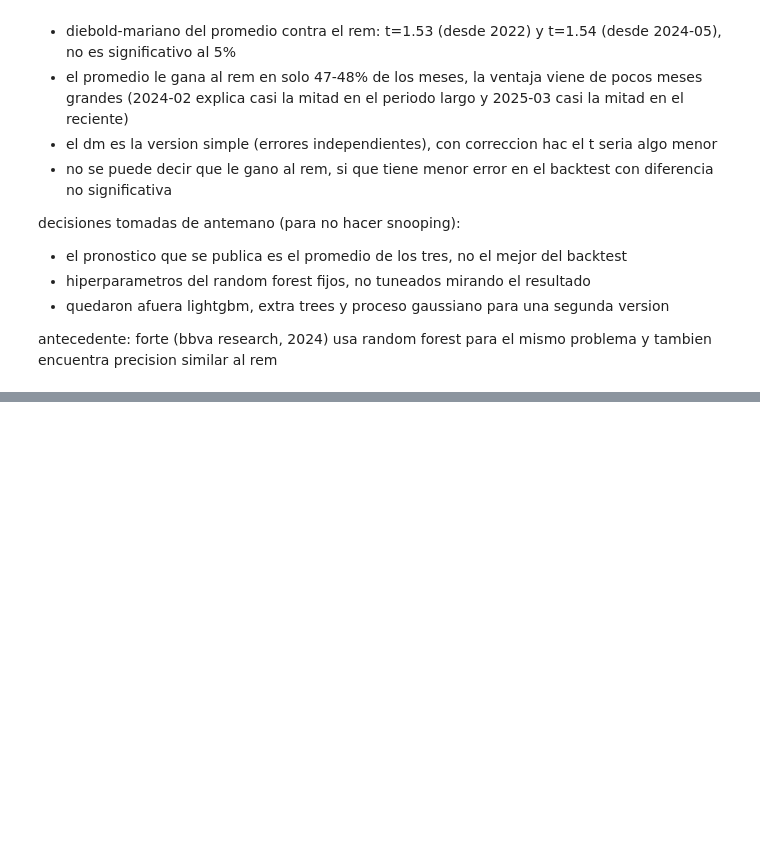
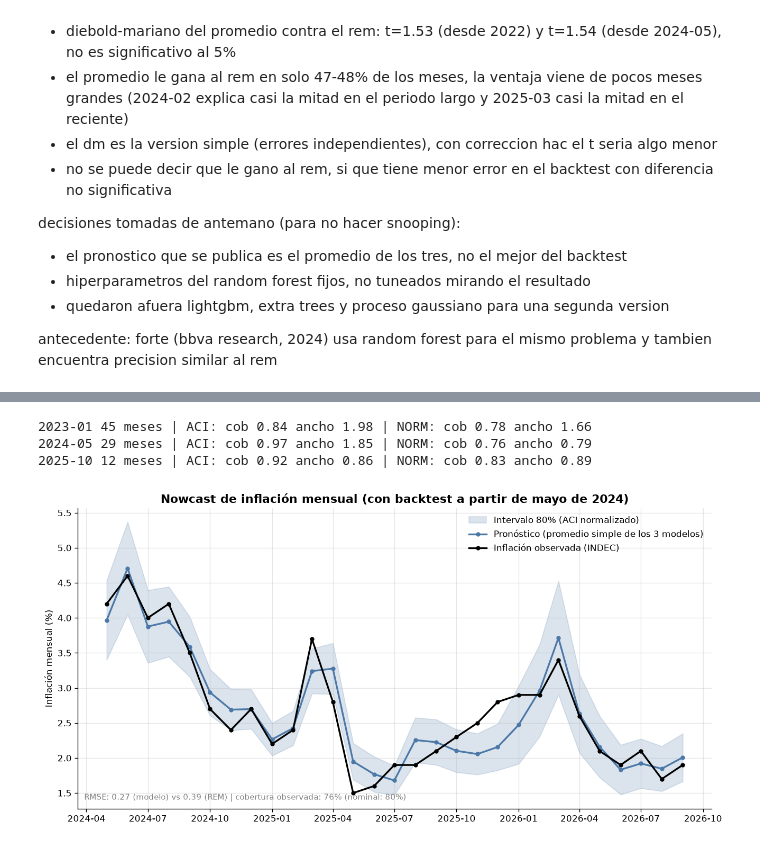
Before and after one commit to maximoquintia/inflacion-ar, a Jupyter notebook: notebooks/01_bcra_inflacion.ipynb, the cells around one changed output, grey strips where cells are left out. Cells and saved outputs as stored; diff of their text form; code cells hidden in the pictures; blank space fills up the shorter version.

```diff
--- a/notebooks/01_bcra_inflacion.ipynb
+++ b/notebooks/01_bcra_inflacion.ipynb
@@ -753,3 +753,7 @@ decisiones tomadas de antemano (para no hacer snooping):
 - quedaron afuera lightgbm, extra trees y proceso gaussiano para una segunda version
 
 antecedente: forte (bbva research, 2024) usa random forest para el mismo problema y tambien encuentra precision similar al rem
+# %%
+e_abs=(resultados["inflacion"]-resultados["prom"]).abs()   # error absoluto de cada mes: tamaño del error sin importar el signo
+print(e_abs.describe())   # resumen: promedio, desvio, minimo, cuartiles y maximo
+print(e_abs.quantile(0.8))   # el percentil 80: el error que el 80% de los meses no supero
@@ -755,0 +906,5 @@ antecedente: forte (bbva research, 2024) usa random forest para el mismo problem
+# %%
+e_rel=e_abs/resultados["prom"]   # error relativo: el error absoluto dividido el pronostico de ese mes
+print(e_abs.groupby(e_abs.index.year).mean().round(2))   # error absoluto medio por año
+print(e_rel.groupby(e_rel.index.year).mean().round(2))   # error relativo medio por año
+print(resultados["prom"].groupby(resultados.index.year).mean().round(2))   # nivel de inflacion pronosticada por año, para comparar
@@ -755,0 +929,55 @@ antecedente: forte (bbva research, 2024) usa random forest para el mismo problem
+# %%
+alpha_t=alpha   # reinicio alpha_t en el valor objetivo (alpha=0.2 y gamma=0.05 siguen definidos)
+q_n=[]   # lista donde guardo el ancho normalizado de cada mes
+
+for i, mes in enumerate(meses_test):   # recorro los meses con su posicion i
+    pasados=e_rel.iloc[max(0,i-24):i]   # errores RELATIVOS de los (hasta) 24 meses anteriores
+    if len(pasados)<12:   # si hay menos de 12, todavia no calibro
+        q_n.append(np.nan)   # lo dejo vacio
+    else:
+        nivel=np.clip(1-alpha_t, 0, 1)   # percentil a usar segun alpha_t
+        rel=pasados.quantile(nivel)   # error relativo tipico: el percentil de los errores relativos pasados
+        ancho=rel*resultados.loc[mes,"prom"]   # lo convierto a puntos de inflacion multiplicando por el pronostico de ESTE mes
+        q_n.append(ancho)   # guardo el ancho
+        fuera=e_abs.loc[mes]>ancho   # True si el error absoluto de este mes supero el ancho (real afuera)
+        alpha_t=alpha_t+gamma*(alpha-int(fuera))   # actualizo alpha_t igual que en el ACI
+
+resultados["q_n"]=pd.Series(q_n, index=meses_test)   # ancho normalizado como columna
+resultados["inf_n"]=resultados["prom"]-resultados["q_n"]   # limite inferior
+resultados["sup_n"]=resultados["prom"]+resultados["q_n"]   # limite superior
+
+for desde in ["2023-01","2024-05","2025-10"]:   # tres tramos: todo, reciente y ultimo año
+    a=resultados.dropna(subset=["q_n"]).loc[desde:]   # meses con intervalo desde esa fecha (los mismos para los dos metodos)
+    cob_a=((a["inflacion"]>=a["inf_aci"])&(a["inflacion"]<=a["sup_aci"])).mean()   # cobertura del aci original
+    cob_n=((a["inflacion"]>=a["inf_n"])&(a["inflacion"]<=a["sup_n"])).mean()   # cobertura del normalizado
+    print(desde, len(a), "meses | ACI: cob", round(cob_a,2), "ancho", round(2*a["q_aci"].mean(),2),   # cobertura y ancho del original
+          "| NORM: cob", round(cob_n,2), "ancho", round(2*a["q_n"].mean(),2))   # cobertura y ancho del normalizado
+# %% [output]
+2023-01 45 meses | ACI: cob 0.84 ancho 1.98 | NORM: cob 0.78 ancho 1.66
+2024-05 29 meses | ACI: cob 0.97 ancho 1.85 | NORM: cob 0.76 ancho 0.79
+2025-10 12 meses | ACI: cob 0.92 ancho 0.86 | NORM: cob 0.83 ancho 0.89
+# %%
+w=resultados.dropna(subset=["q_n"]).loc["2024-05":]   # meses con intervalo normalizado, desde mayo 2024
+x=w.index.to_timestamp()   # meses a fechas normales
+cob=((w["inflacion"]>=w["inf_n"])&(w["inflacion"]<=w["sup_n"])).mean()   # cobertura con los limites normalizados
+err=rmse(w["inflacion"]-w["prom"])   # rmse del promedio
+err_rem=rmse(w["inflacion"]-w["rem"])   # rmse del rem
+
+fig, ax=plt.subplots(figsize=(11,5.5), dpi=120)
+
+ax.fill_between(x, w["inf_n"], w["sup_n"], color="#4C78A8", alpha=0.2, label="Intervalo 80% (ACI normalizado)")   # banda con limites normalizados
+ax.plot(x, w["prom"], color="#4C78A8", marker="o", markersize=4, linewidth=2, label="Pronóstico (promedio simple de los 3 modelos)")
+ax.plot(x, w["inflacion"], color="black", marker="o", markersize=4, linewidth=2, label="Inflación observada (INDEC)")
+
+ax.set_ylabel("Inflación mensual (%)")
+ax.set_title("Nowcast de inflación mensual (con backtest a partir de mayo de 2024)", fontsize=13, fontweight="bold")
+ax.text(0.01, 0.03, f"RMSE: {err:.2f} (modelo) vs {err_rem:.2f} (REM) | cobertura observada: {cob:.0%} (nominal: 80%)", transform=ax.transAxes, fontsize=9, color="gray")
+ax.grid(alpha=0.3)
+ax.spines[["top","right"]].set_visible(False)
+ax.legend(frameon=False)
+
+plt.tight_layout()
+plt.savefig("../figs/nowcast_backtest_norm.png", dpi=200)   # archivo nuevo, asi conservas el anterior
+plt.show()
+# %% [output]
+[figure, added]
```
Also changed, not shown: parts of 8 cells of this notebook, 2 other files.
